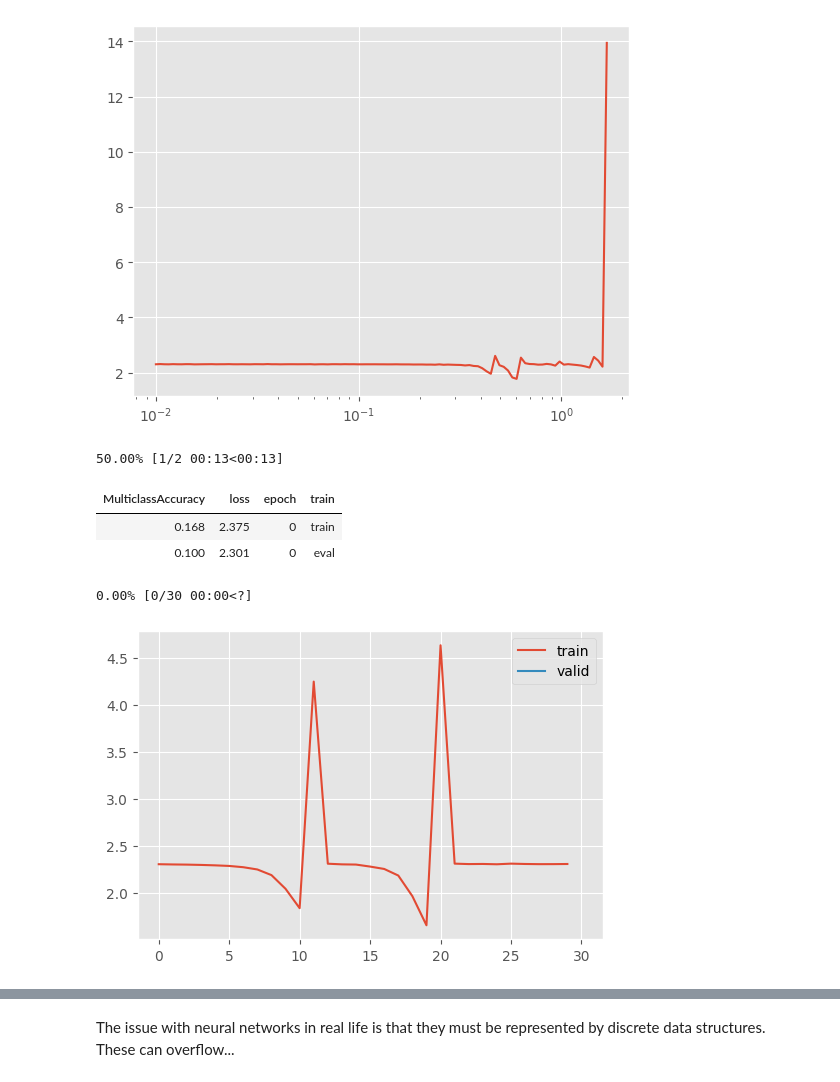
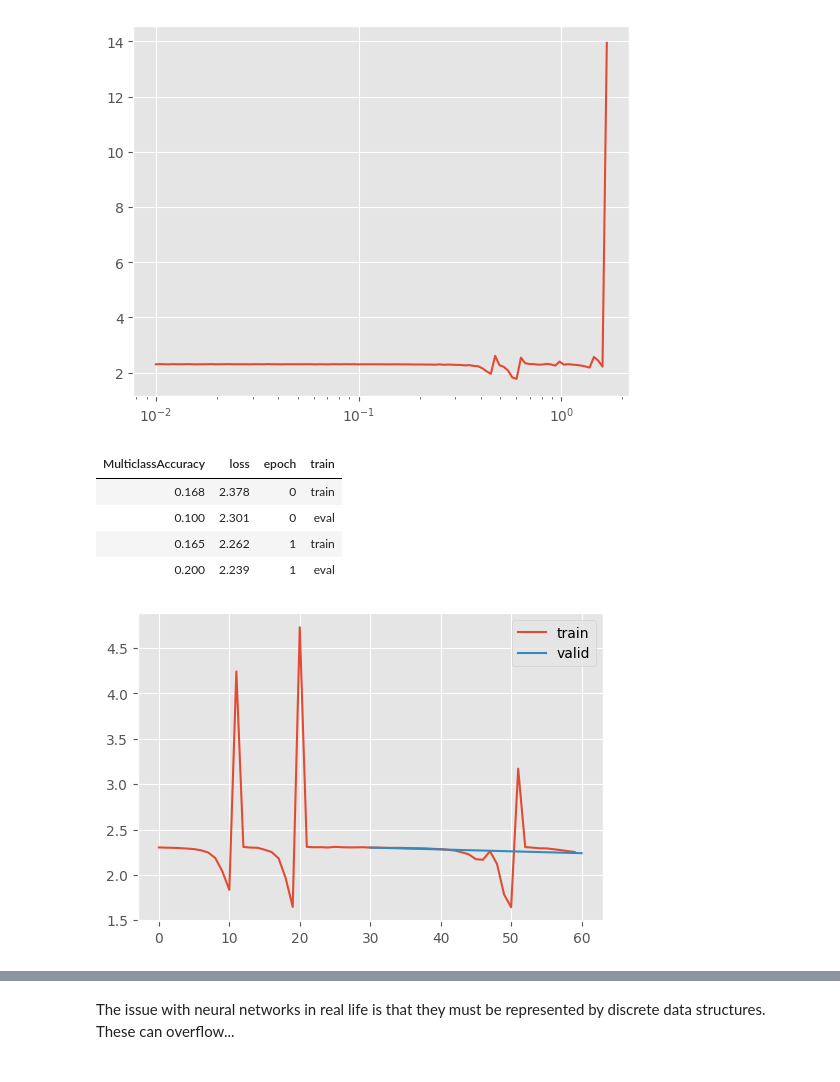
Before and after one commit to jeremyadamsfisher/SlowAI, a Jupyter notebook: nbs/10_initializations.ipynb, the cells around one changed output, grey strips where cells are left out. Cells and saved outputs as stored; diff of their text form; code cells hidden in the pictures.

```diff
--- a/nbs/10_initializations.ipynb
+++ b/nbs/10_initializations.ipynb
@@ -131,25 +143,26 @@ learn = TrainLearner(
 # %%
 model = CNN()
 stats = StoreModuleStatsCB(mods=model.layers)
 cbs = [
+    MomentumCB(),
     MetricsCB(MulticlassAccuracy(num_classes=10)),
     DeviceCB(),
     ProgressCB(plot=True),
     stats,
 ]
-learn = TrainLearner(
+TrainLearner(
     model,
     fashion_mnist(),
     F.cross_entropy,
     lr=0.6,
     cbs=cbs,
 ).fit(2)
 # %% [output]
-50.00% [1/2 00:13<00:13]
 | MulticlassAccuracy | loss | epoch | train |
-| 0.168 | 2.375 | 0 | train |
+| 0.168 | 2.378 | 0 | train |
 | 0.100 | 2.301 | 0 | eval |
+| 0.165 | 2.262 | 1 | train |
+| 0.200 | 2.239 | 1 | eval |
-0.00% [0/30 00:00<?]
-[figure, old version]
+[figure, new version]
 # %%
 stats.hist_plot()
```
Also changed, not shown: parts of 41 cells of this notebook, 3 other files.
